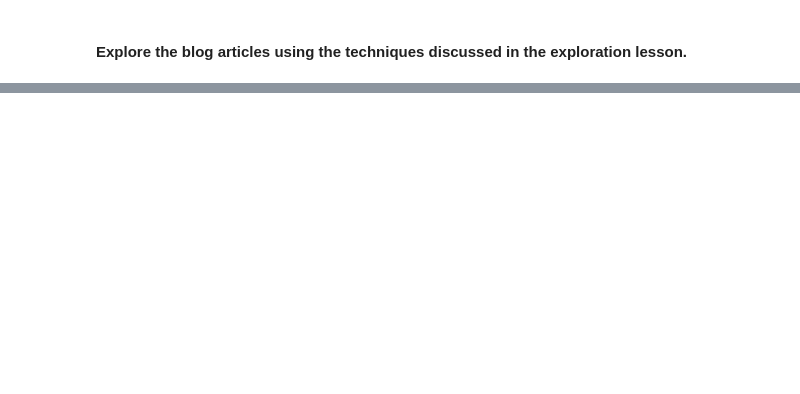
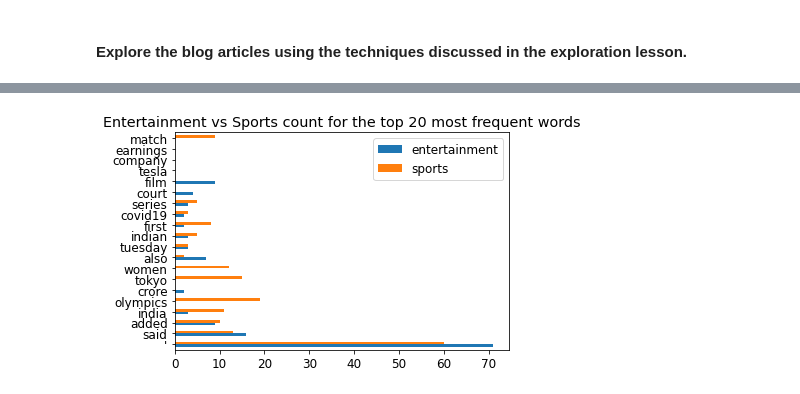
Before and after one commit to ForrestMccrosky/natural-language-processing-exercises, a Jupyter notebook: explore_NLP.ipynb, the cells around one changed output, grey strips where cells are left out. Cells and saved outputs as stored; diff of their text form; code cells hidden in the pictures; blank space fills up the shorter version.

Commit message:
adding the exploration of blog articles

```diff
--- a/explore_NLP.ipynb
+++ b/explore_NLP.ipynb
@@ -173,0 +207,4 @@ plt.show()
+# %%
+blog_articles = p.prep_content_columns(blog_articles) ## using our prepare function
+
+blog_articles.head()
@@ -173,0 +228,25 @@ plt.show()
+# %%
+## making strings of all the words used for each category
+
+entertain_words = ' '.join(blog_articles[blog_articles.Category == 'entertainment'].Clean)
+business_words = ' '.join(blog_articles[blog_articles.Category == 'business'].Clean)
+sports_words = ' '.join(blog_articles[blog_articles.Category == 'sports'].Clean)
+technology_words = ' '.join(blog_articles[blog_articles.Category == 'technology'].Clean)
+all_words = ' '.join(blog_articles.Clean)
+# %%
+## making panda series that represent the frequencies of words used in each article
+## category
+
+entertain_freq = pd.Series(entertain_words.split()).value_counts()
+business_freq = pd.Series(business_words.split()).value_counts()
+sports_freq = pd.Series(sports_words.split()).value_counts()
+technology_freq = pd.Series(technology_words.split()).value_counts()
+all_freq = pd.Series(all_words.split()).value_counts()
+# %%
+## building our dataframe of word frequencies with our categories as columns
+
+word_counts = pd.concat([entertain_freq, business_freq,
+                         sports_freq, technology_freq, all_freq],
+                        axis=1).fillna(0).astype(int)
+word_counts.columns = ['entertainment', 'business', 'sports', 'tech', 'all']
+word_counts.head()
@@ -173,0 +318,8 @@ plt.show()
+# %%
+plt.rc('font', size=12)
+word_counts.sort_values('all', ascending=False).head(20)[['entertainment',
+                                                          'sports']].plot.barh()
+plt.title('Entertainment vs Sports count for the top 20 most frequent words')
+None
+# %% [output]
+[figure, added]
```
Also changed, not shown: parts of 42 cells of this notebook.
